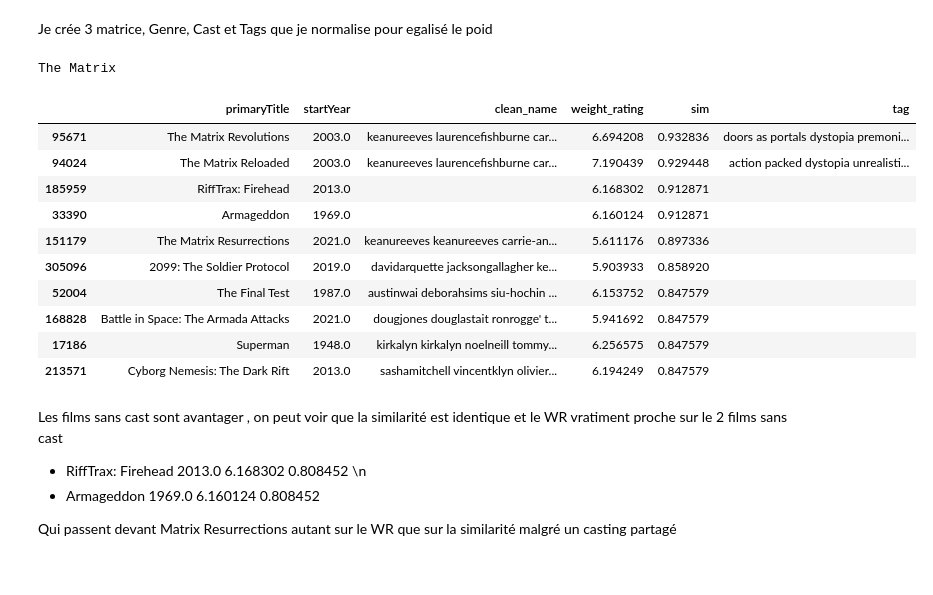
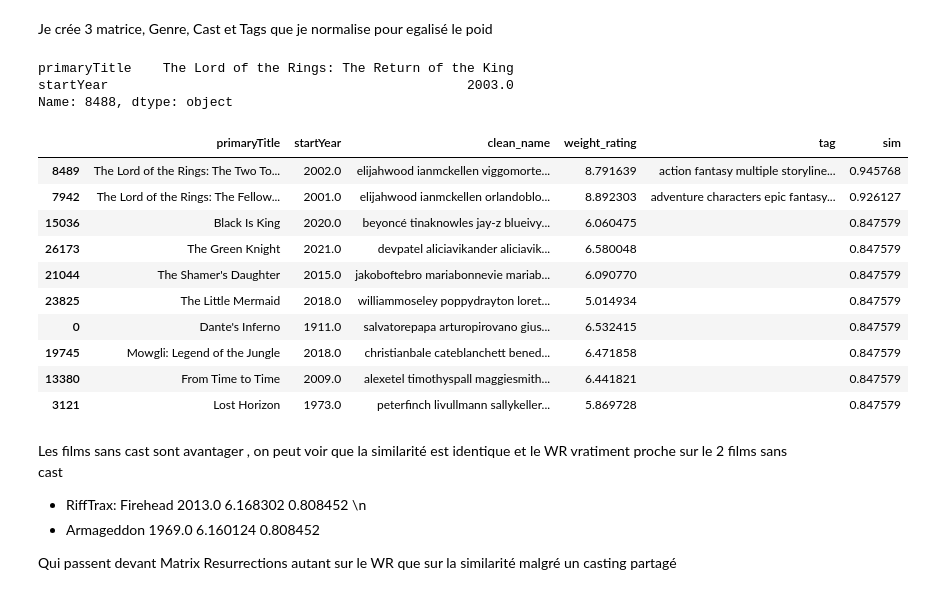
Before and after one commit to BoostMetrics/Recommandation-de-films, a Jupyter notebook: notebooks/03-modeling/03_enrichissement_tags.ipynb, the cells around one changed output. Drawn from its saved outputs; the diff is of its cells as text; code cells hidden in the pictures.

```diff
--- a/notebooks/03-modeling/03_enrichissement_tags.ipynb
+++ b/notebooks/03-modeling/03_enrichissement_tags.ipynb
@@ -268,20 +268,22 @@ def recherche_par_titre(titre, n=10):
     df_temp = df_temp.sort_values(['sim', 'weight_rating'], ascending=[False, False])
     return df_temp[['primaryTitle', 'startYear', 'clean_name', 'weight_rating', 'sim', 'tag']].head(n)
 # %%
-recherche_par_titre('Matrix')
+recherche_par_titre('lord of')
 # %% [output]
-The Matrix
+primaryTitle    The Lord of the Rings: The Return of the King
+startYear                                              2003.0
+Name: 8488, dtype: object
-|  | primaryTitle | startYear | clean_name | weight_rating | sim | tag |
-| 95671 | The Matrix Revolutions | 2003.0 | keanureeves laurencefishburne car... | 6.694208 | 0.932836 | doors as portals dystopia premoni... |
-| 94024 | The Matrix Reloaded | 2003.0 | keanureeves laurencefishburne car... | 7.190439 | 0.929448 | action packed dystopia unrealisti... |
-| 185959 | RiffTrax: Firehead | 2013.0 |  | 6.168302 | 0.912871 |  |
-| 33390 | Armageddon | 1969.0 |  | 6.160124 | 0.912871 |  |
-| 151179 | The Matrix Resurrections | 2021.0 | keanureeves keanureeves carrie-an... | 5.611176 | 0.897336 |  |
-| 305096 | 2099: The Soldier Protocol | 2019.0 | davidarquette jacksongallagher ke... | 5.903933 | 0.858920 |  |
-| 52004 | The Final Test | 1987.0 | austinwai deborahsims siu-hochin ... | 6.153752 | 0.847579 |  |
-| 168828 | Battle in Space: The Armada Attacks | 2021.0 | dougjones douglastait ronrogge' t... | 5.941692 | 0.847579 |  |
-| 17186 | Superman | 1948.0 | kirkalyn kirkalyn noelneill tommy... | 6.256575 | 0.847579 |  |
-| 213571 | Cyborg Nemesis: The Dark Rift | 2013.0 | sashamitchell vincentklyn olivier... | 6.194249 | 0.847579 |  |
+|  | primaryTitle | startYear | clean_name | weight_rating | tag | sim |
+| 8489 | The Lord of the Rings: The Two To... | 2002.0 | elijahwood ianmckellen viggomorte... | 8.791639 | action fantasy multiple storyline... | 0.945768 |
+| 7942 | The Lord of the Rings: The Fellow... | 2001.0 | elijahwood ianmckellen orlandoblo... | 8.892303 | adventure characters epic fantasy... | 0.926127 |
+| 15036 | Black Is King | 2020.0 | beyoncé tinaknowles jay-z blueivy... | 6.060475 |  | 0.847579 |
+| 26173 | The Green Knight | 2021.0 | devpatel aliciavikander aliciavik... | 6.580048 |  | 0.847579 |
+| 21044 | The Shamer's Daughter | 2015.0 | jakoboftebro mariabonnevie mariab... | 6.090770 |  | 0.847579 |
+| 23825 | The Little Mermaid | 2018.0 | williammoseley poppydrayton loret... | 5.014934 |  | 0.847579 |
+| 0 | Dante's Inferno | 1911.0 | salvatorepapa arturopirovano gius... | 6.532415 |  | 0.847579 |
+| 19745 | Mowgli: Legend of the Jungle | 2018.0 | christianbale cateblanchett bened... | 6.471858 |  | 0.847579 |
+| 13380 | From Time to Time | 2009.0 | alexetel timothyspall maggiesmith... | 6.441821 |  | 0.847579 |
+| 3121 | Lost Horizon | 1973.0 | peterfinch livullmann sallykeller... | 5.869728 |  | 0.847579 |
 # %% [markdown]
 Les films sans cast sont avantager , on peut voir que la similarité est identique et le WR vratiment proche sur le 2 films sans cast
 - RiffTrax: Firehead	2013.0		6.168302	0.808452 \n
```
Also changed, not shown: parts of 3 cells of this notebook, 3 other files.
